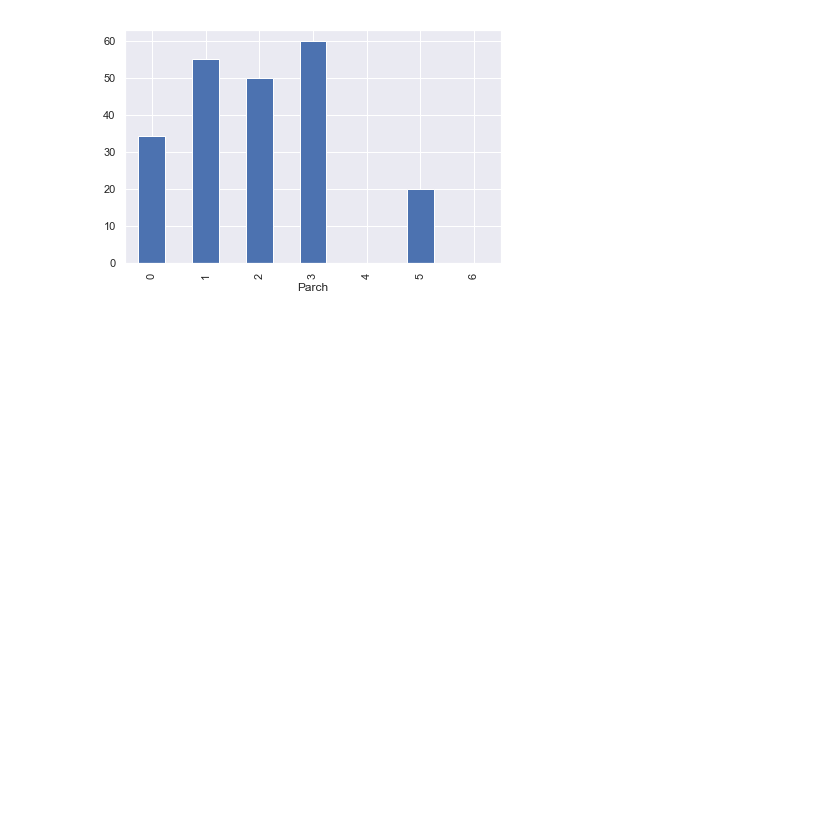
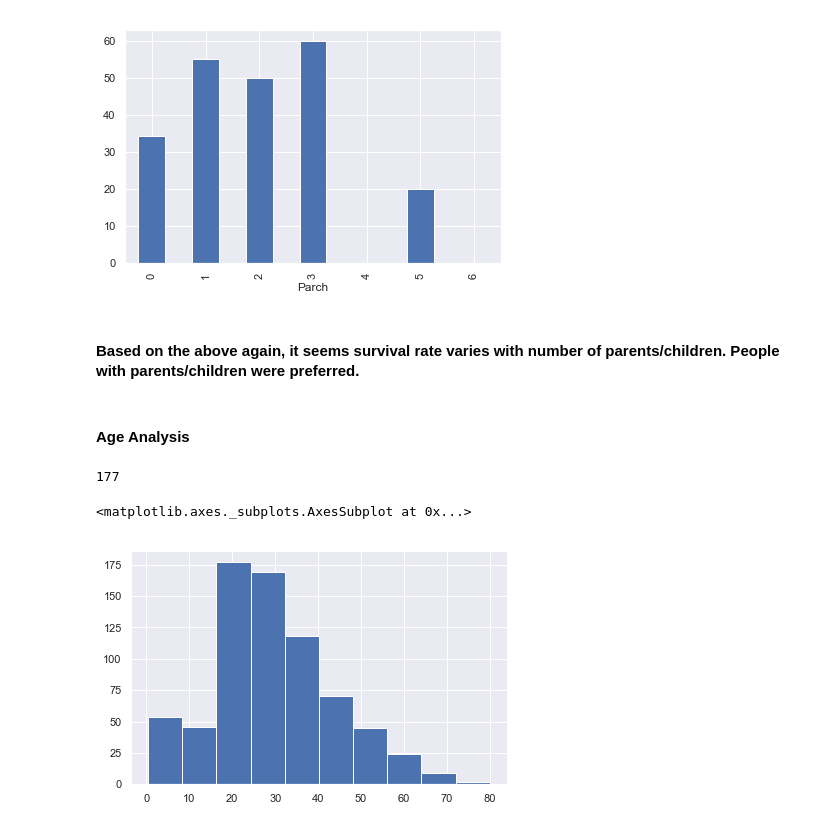
Before and after one commit to abhishekjain88/titanic-kaggle, a Jupyter notebook: Titanic Competition.ipynb, the cells around one changed output. Drawn from its saved outputs; the diff is of its cells as text; code cells hidden in the pictures; blank space fills up the shorter version.

Commit message:
Introductory analysis of age completed

```diff
--- a/Titanic Competition.ipynb
+++ b/Titanic Competition.ipynb
@@ -619,3 +622,16 @@ Name: Parch, dtype: int64
 grouped_survival_bar('Parch')
 # %% [output]
 [figure]
+# %% [markdown]
+#### Based on the above again, it seems survival rate varies with number of parents/children. People with parents/children were preferred.
+# %% [markdown]
+#### Age Analysis
+# %%
+titanic['Age'].isnull().sum()
+# %% [output]
+177
+# %%
+titanic['Age'].hist()
+# %% [output]
+<matplotlib.axes._subplots.AxesSubplot at 0x...>
+[figure, added]
```
Also changed, not shown: parts of 5 cells of this notebook.
